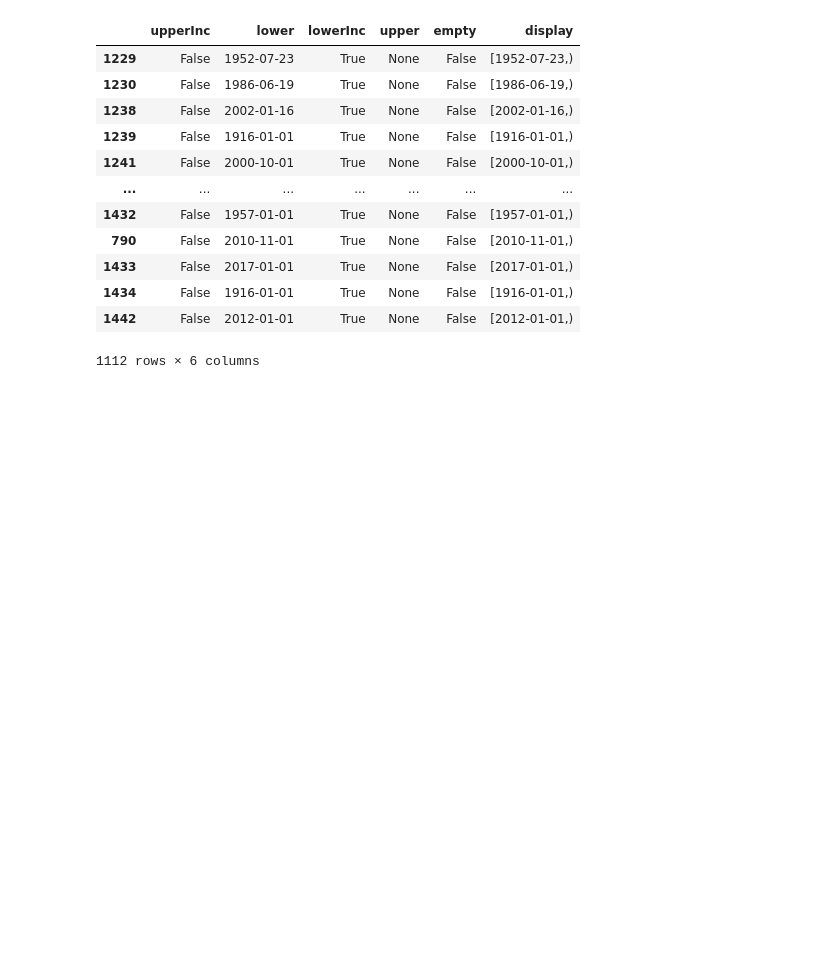
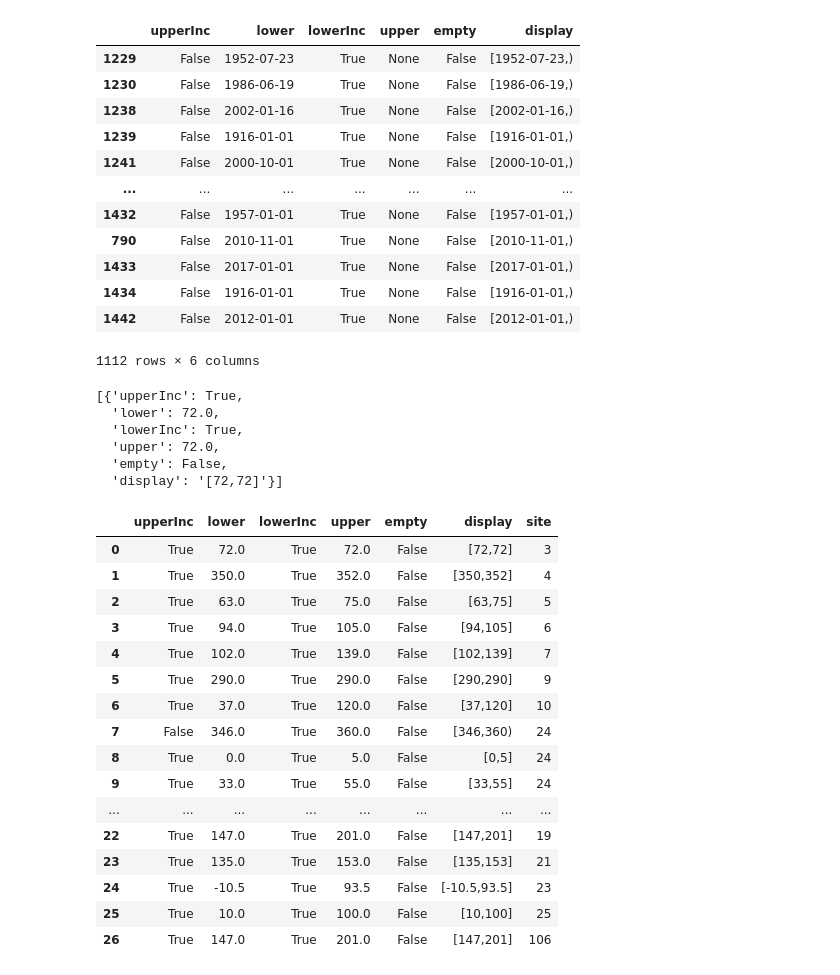
Before and after one commit to PaulDrm/DISCOSQA, a Jupyter notebook: data-requests.ipynb, the cells around one changed output. Cells and saved outputs as stored; diff of their text form; code cells hidden in the pictures; blank space fills up the shorter version.

```diff
--- a/data-requests.ipynb
+++ b/data-requests.ipynb
@@ -1158,0 +1366,9 @@ date_df.loc['1229','upper']
+# %%
+az_list[0]
+# %% [output]
+[{'upperInc': True,
+  'lower': 72.0,
+  'lowerInc': True,
+  'upper': 72.0,
+  'empty': False,
+  'display': '[72,72]'}]
@@ -1158,0 +1377,32 @@ date_df.loc['1229','upper']
+# %%
+az_list = []
+ind_list = []
+for d in dataSite:
+    try:
+        if d['attributes']['azimuths'] != None:
+            for azimuth in d['attributes']['azimuths']:
+                az_list.append(azimuth)
+                ind_list.append(d['id'])
+    except KeyError:
+        continue
+az_df = pd.DataFrame(az_list)
+az_df['site'] = ind_list
+az_df
+# %% [output]
+|  | upperInc | lower | lowerInc | upper | empty | display | site |
+| 0 | True | 72.0 | True | 72.0 | False | [72,72] | 3 |
+| 1 | True | 350.0 | True | 352.0 | False | [350,352] | 4 |
+| 2 | True | 63.0 | True | 75.0 | False | [63,75] | 5 |
+| 3 | True | 94.0 | True | 105.0 | False | [94,105] | 6 |
+| 4 | True | 102.0 | True | 139.0 | False | [102,139] | 7 |
+| 5 | True | 290.0 | True | 290.0 | False | [290,290] | 9 |
+| 6 | True | 37.0 | True | 120.0 | False | [37,120] | 10 |
+| 7 | False | 346.0 | True | 360.0 | False | [346,360) | 24 |
+| 8 | True | 0.0 | True | 5.0 | False | [0,5] | 24 |
+| 9 | True | 33.0 | True | 55.0 | False | [33,55] | 24 |
+| ... | ... | ... | ... | ... | ... | ... | ... |
+| 22 | True | 147.0 | True | 201.0 | False | [147,201] | 19 |
+| 23 | True | 135.0 | True | 153.0 | False | [135,153] | 21 |
+| 24 | True | -10.5 | True | 93.5 | False | [-10.5,93.5] | 23 |
+| 25 | True | 10.0 | True | 100.0 | False | [10,100] | 25 |
+| 26 | True | 147.0 | True | 201.0 | False | [147,201] | 106 |
```
Also changed, not shown: parts of 25 cells of this notebook, 2 other files.
